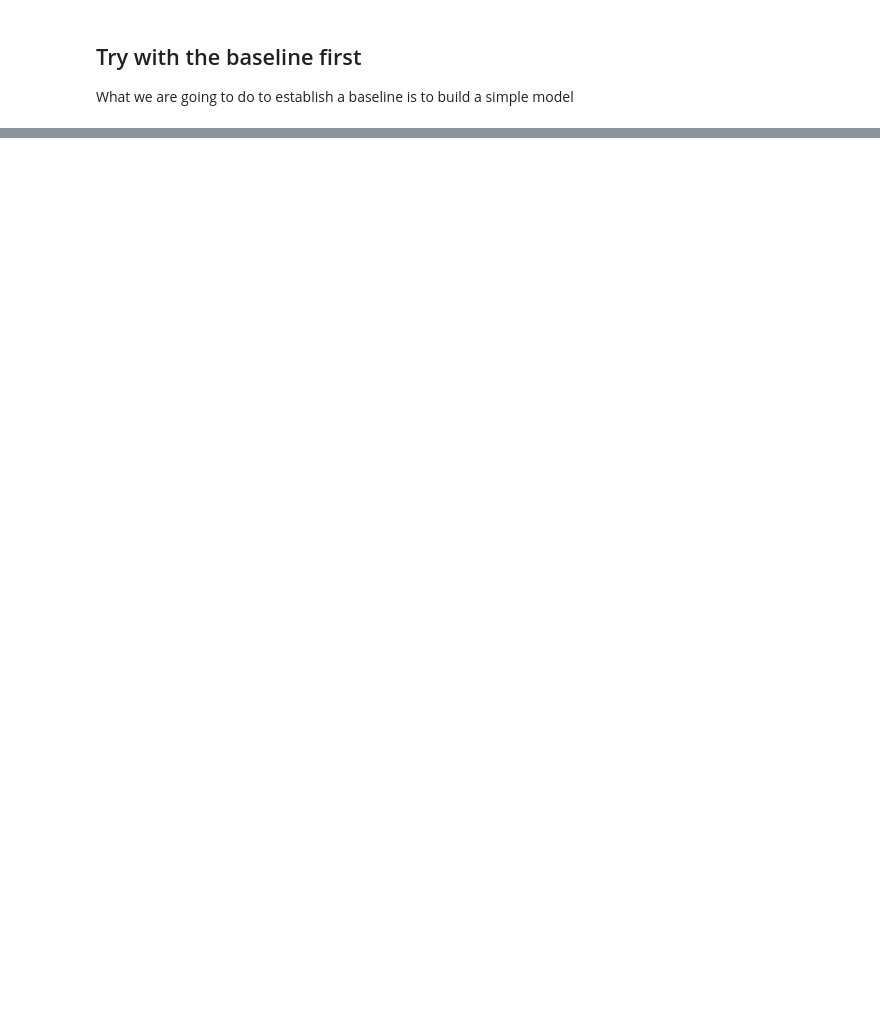
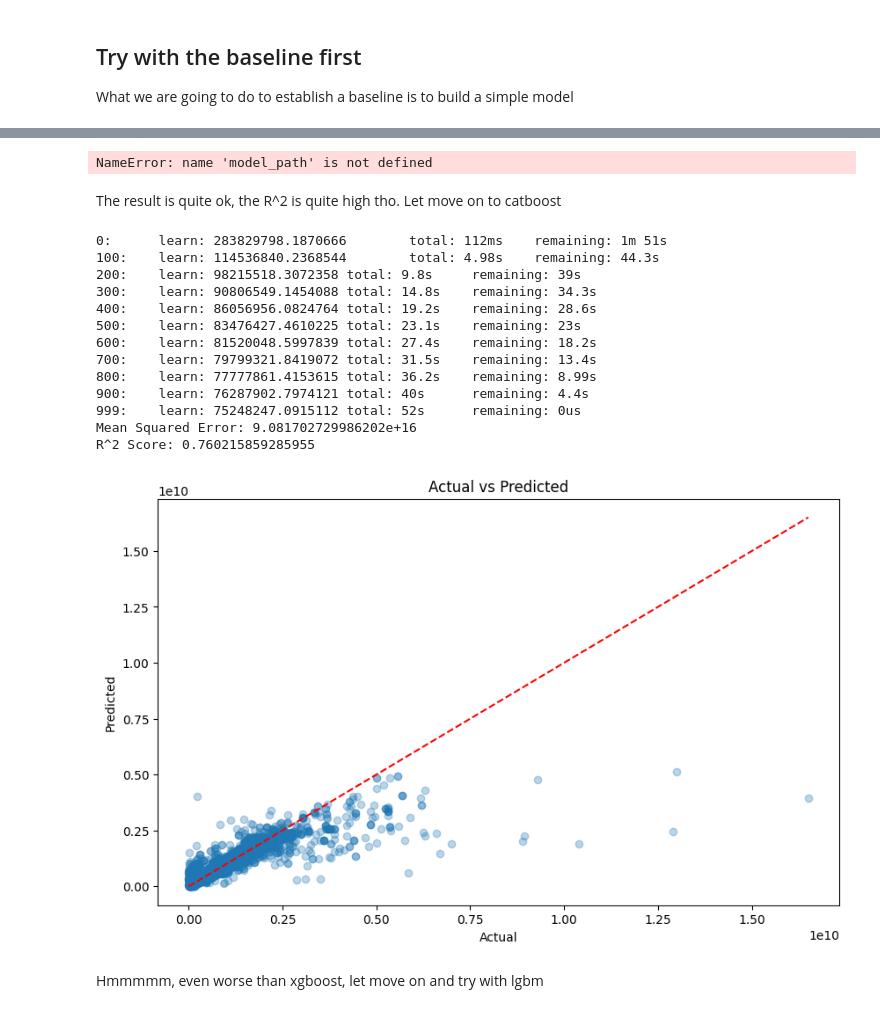
Before and after one commit to ngnquanq/car-price-prediction, a Jupyter notebook: demo.ipynb, the cells around one changed output, grey strips where cells are left out. Cells and saved outputs as stored; diff of their text form; code cells hidden in the pictures; blank space fills up the shorter version.

```diff
--- a/demo.ipynb
+++ b/demo.ipynb
@@ -628,0 +692,7 @@ ValueError: DataFrame.dtypes for data must be int, float, bool or category. When
+# %%
+# Anyway, save the model first, then try to build api for this model
+model_path
+# %% [output]
+NameError: name 'model_path' is not defined
+# %% [markdown]
+The result is quite ok, the R^2 is quite high tho. Let move on to catboost
@@ -628,0 +716,48 @@ ValueError: DataFrame.dtypes for data must be int, float, bool or category. When
+# %%
+# Define the model params
+cat_params = {
+    'loss_function': 'MAE',
+    'iterations': 1000,
+    'learning_rate': 0.1,
+    'cat_features': categorical_features,
+    'verbose': 100
+}
+# %%
+# Train the model
+model = CatBoostRegressor(**cat_params)
+model.fit(train_pool)
+
+# Predict on the test set
+y_pred = model.predict(test_pool)
+
+# Evaluate the model
+mse = mean_squared_error(y_test, y_pred)
+r2 = r2_score(y_test, y_pred)
+print(f"Mean Squared Error: {mse}")
+print(f"R^2 Score: {r2}")
+
+# Plot the results
+plt.figure(figsize=(10, 6))
+plt.scatter(y_test, y_pred, alpha=0.3)
+plt.plot([y_test.min(), y_test.max()], [y_test.min(), y_test.max()], 'r--')
+plt.xlabel('Actual')
+plt.ylabel('Predicted')
+plt.title('Actual vs Predicted')
+plt.show()
+# %% [output]
+0:      learn: 283829798.1870666        total: 112ms    remaining: 1m 51s
+100:    learn: 114536840.2368544        total: 4.98s    remaining: 44.3s
+200:    learn: 98215518.3072358 total: 9.8s     remaining: 39s
+300:    learn: 90806549.1454088 total: 14.8s    remaining: 34.3s
+400:    learn: 86056956.0824764 total: 19.2s    remaining: 28.6s
+500:    learn: 83476427.4610225 total: 23.1s    remaining: 23s
+600:    learn: 81520048.5997839 total: 27.4s    remaining: 18.2s
+700:    learn: 79799321.8419072 total: 31.5s    remaining: 13.4s
+800:    learn: 77777861.4153615 total: 36.2s    remaining: 8.99s
+900:    learn: 76287902.7974121 total: 40s      remaining: 4.4s
+999:    learn: 75248247.0915112 total: 52s      remaining: 0us
+Mean Squared Error: 9.081702729986202e+16
+R^2 Score: 0.760215859285955
+[figure, added]
+# %% [markdown]
+Hmmmmm, even worse than xgboost, let move on and try with lgbm
```
Also changed, not shown: parts of 17 cells of this notebook, 4 other files.
